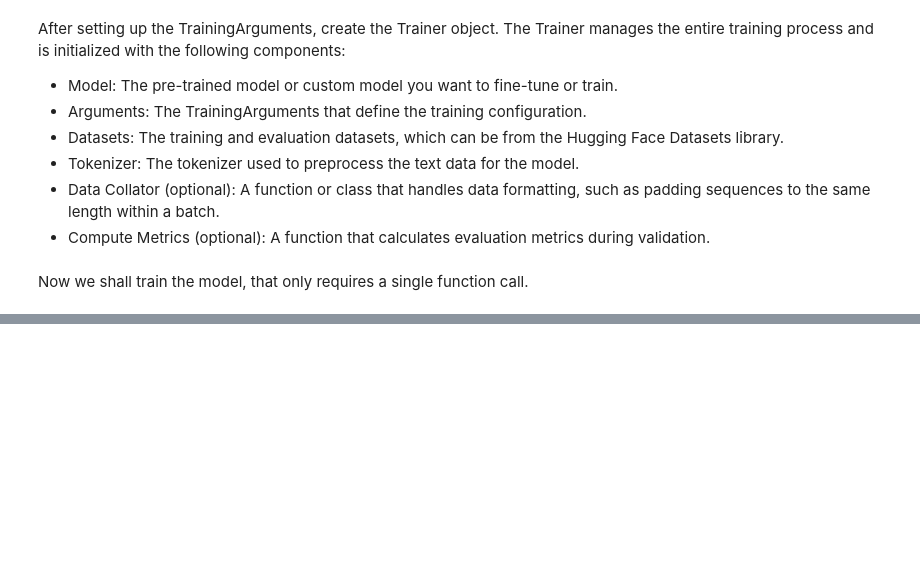
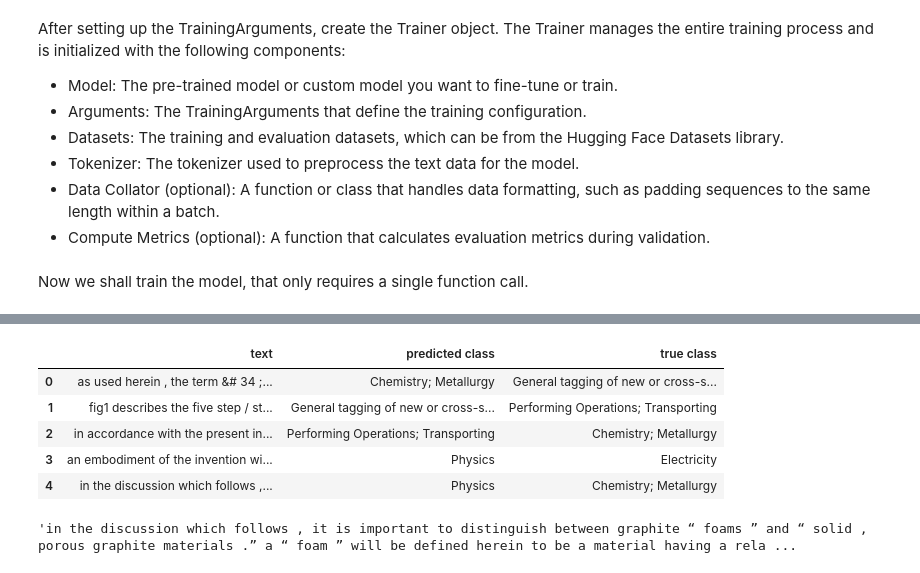
Before and after one commit to tomohiro-sawada/su25-cs4650-7650-gatech-nlp-pytorch-huggingface-tutorial, a Jupyter notebook: huggingface.ipynb, the cells around one changed output, grey strips where cells are left out. Cells and saved outputs as stored; diff of their text form; code cells hidden in the pictures; blank space fills up the shorter version.

```diff
--- a/huggingface.ipynb
+++ b/huggingface.ipynb
@@ -494,0 +618,14 @@ trainer.train()
+# %%
+pd.DataFrame(negative_examples, columns=['text','predicted class','true class'])
+# %% [output]
+|  | text | predicted class | true class |
+| 0 | as used herein , the term &# 34 ;... | Chemistry; Metallurgy | General tagging of new or cross-s... |
+| 1 | fig1 describes the five step / st... | General tagging of new or cross-s... | Performing Operations; Transporting |
+| 2 | in accordance with the present in... | Performing Operations; Transporting | Chemistry; Metallurgy |
+| 3 | an embodiment of the invention wi... | Physics | Electricity |
+| 4 | in the discussion which follows ,... | Physics | Chemistry; Metallurgy |
+# %%
+#Visualizing a negative example
+negative_examples[4][0]
+# %% [output]
+'in the discussion which follows , it is important to distinguish between graphite “ foams ” and “ solid , porous graphite materials .” a “ foam ” will be defined herein to be a material having a rela ...
```
Also changed, not shown: parts of 34 cells of this notebook.
